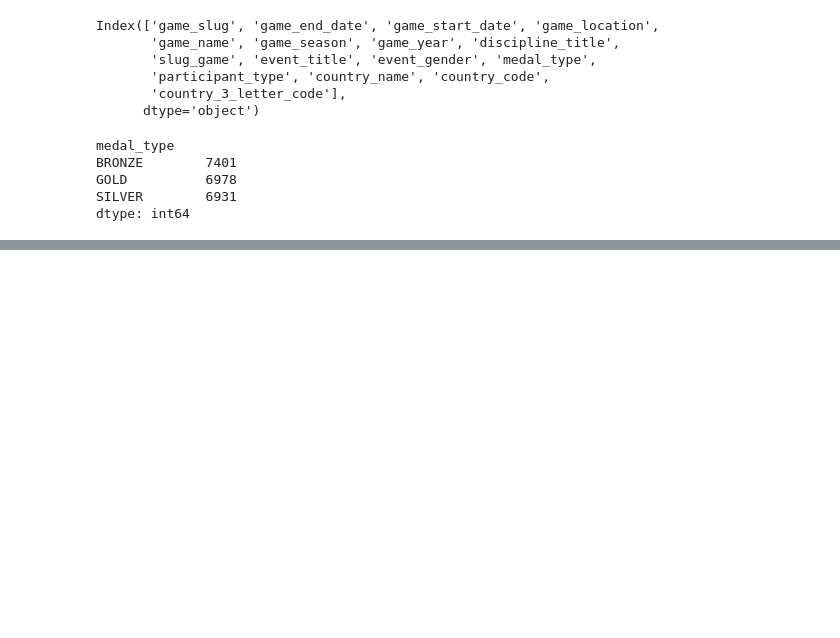
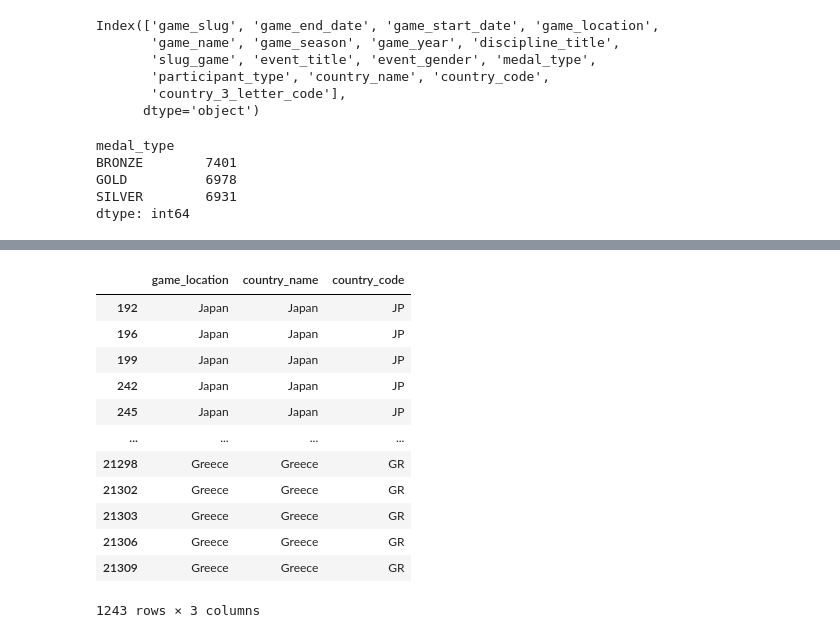
Before and after one commit to madrivers/Data_Bootcamp_Final_Project, a Jupyter notebook: olympics copy.ipynb, the cells around one changed output, grey strips where cells are left out. Saved outputs shown, nothing was run; the diff lists cells and outputs as text; code cells hidden in the pictures; blank space fills up the shorter version.

```diff
--- a/olympics copy.ipynb
+++ b/olympics copy.ipynb
@@ -365,0 +366,19 @@ clean_olympics_results.dropna()
+# %%
+#making new df with rows where game_location & country_name match
+
+matching = clean_olympics_results[clean_olympics_results['game_location'] == clean_olympics_results['country_name']]
+matching
+# %% [output]
+|  | game_location | country_name | country_code |
+| 192 | Japan | Japan | JP |
+| 196 | Japan | Japan | JP |
+| 199 | Japan | Japan | JP |
+| 242 | Japan | Japan | JP |
+| 245 | Japan | Japan | JP |
+| ... | ... | ... | ... |
+| 21298 | Greece | Greece | GR |
+| 21302 | Greece | Greece | GR |
+| 21303 | Greece | Greece | GR |
+| 21306 | Greece | Greece | GR |
+| 21309 | Greece | Greece | GR |
+1243 rows × 3 columns
```
Also changed, not shown: parts of 2 cells of this notebook.
